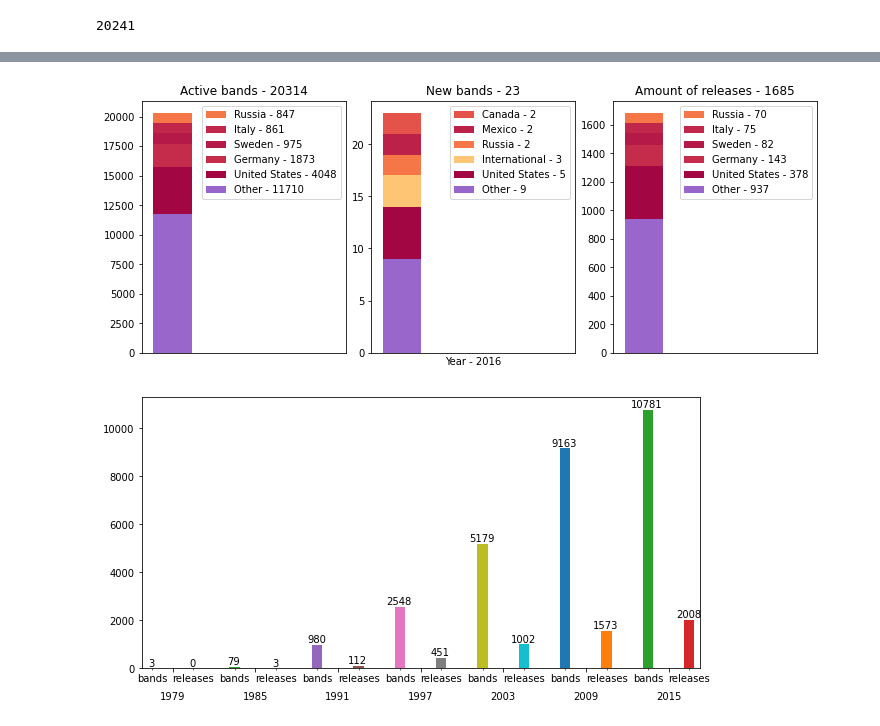
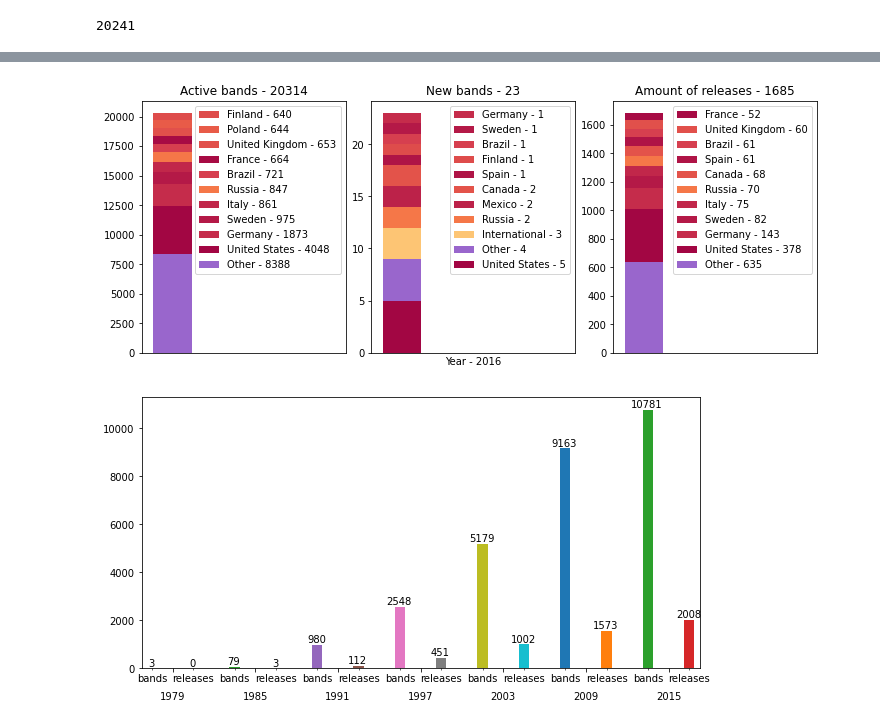
Before and after one commit to alximikl2/Dataset-Analyze, a Jupyter notebook: main.ipynb, the cells around one changed output, grey strips where cells are left out. Drawn from its saved outputs; the diff is of its cells as text; code cells hidden in the pictures.

```diff
--- a/main.ipynb
+++ b/main.ipynb
@@ -236,6 +240,7 @@ class Animation():
 
   def update(self, year):
     #print(year)
+    nums = 10
     self.active.clear()
     self.new.clear()
     self.release.clear()
@@ -247,8 +252,8 @@ class Animation():
 
     #active block start
     country = df['country'][contains(df['active'], year)].value_counts()
-    country['Other'] = country[5:].sum()
-    country=country.sort_values()[::-1][:6]
+    country['Other'] = country[nums:].sum()
+    country=country.sort_values()[::-1][:nums + 1]
     sum_ = country.sum()
     if sum_:
         for l, v in country[::-1].items():
@@ -266,8 +271,8 @@ class Animation():
 
     #new block start
     country = df[df['formed_in'] == year]['country'].value_counts()
-    country['Other'] = country[5:].sum()
-    country=country.sort_values()[::-1][:6]
+    country['Other'] = country[nums:].sum()
+    country=country.sort_values()[::-1][:nums + 1]
     sum_ = country.sum()
     if sum_:
         for l, v in country[::-1].items():
@@ -285,38 +290,38 @@ class Animation():
 
     #release block start
     country = df[df['year'] == year]['country'].value_counts()
-    country['Other'] = country[5:].sum()
-    country=country.sort_values()[::-1][:6]
+    country['Other'] = country[nums:].sum()
+    country=country.sort_values()[::-1][:nums + 1]
 
     sum_ = country.sum()
     if sum_:
         for l, v in country[::-1].items():
             self.release.bar(-4, sum_, label=f'{l} - {v}', width=1, color = colors[l])
             sum_ -= v
 
         self.release.set_xticks([])
         self.release.set_xlim(-4.8, 0.5)
         self.release.legend()
         self.release.set_title(f'Amount of releases - {country.sum()}')
     else:
         self.release.set_yticks([])
         self.release.set_xticks([])
         self.release.set_title(f'No releases')
     #release block end
 
     return self.fig
 
 obj = Animation(fig, df)
 anim = ani.FuncAnimation(fig, obj.update,
                          frames = range(1978, 2017),
                          repeat = False,
                          interval=500)
 
 
-HTML(anim.to_html5_video())
+HTML(anim.to_html5_video()) #позиция в легенде совпадает с позицией на гистограмме
 # %% [output]
 [interactive output not drawn]
-[figure, old version]
+[figure, new version]
 # %%
 def numbs(n):
     return len(str(n))
```
Also changed, not shown: parts of 1 cell of this notebook, 2 other files.
